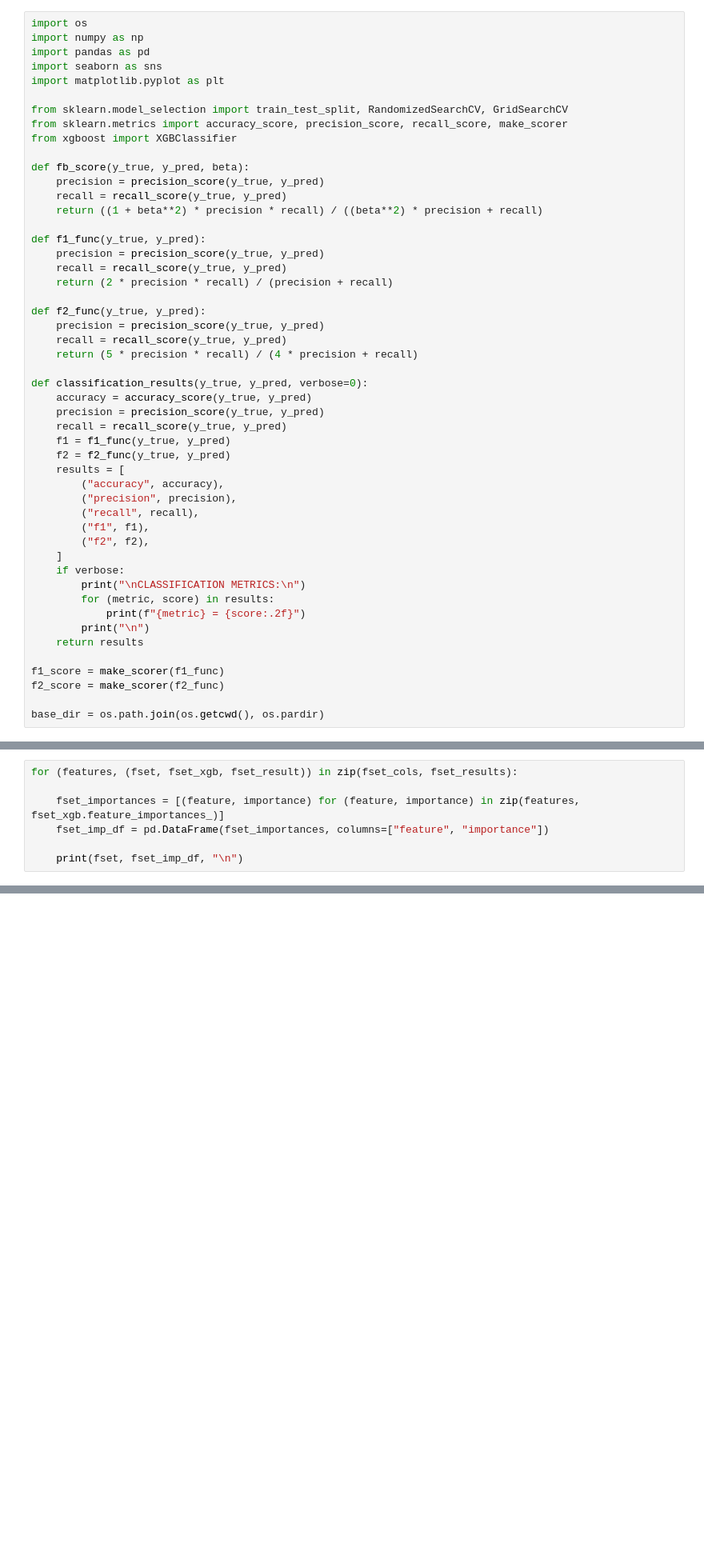
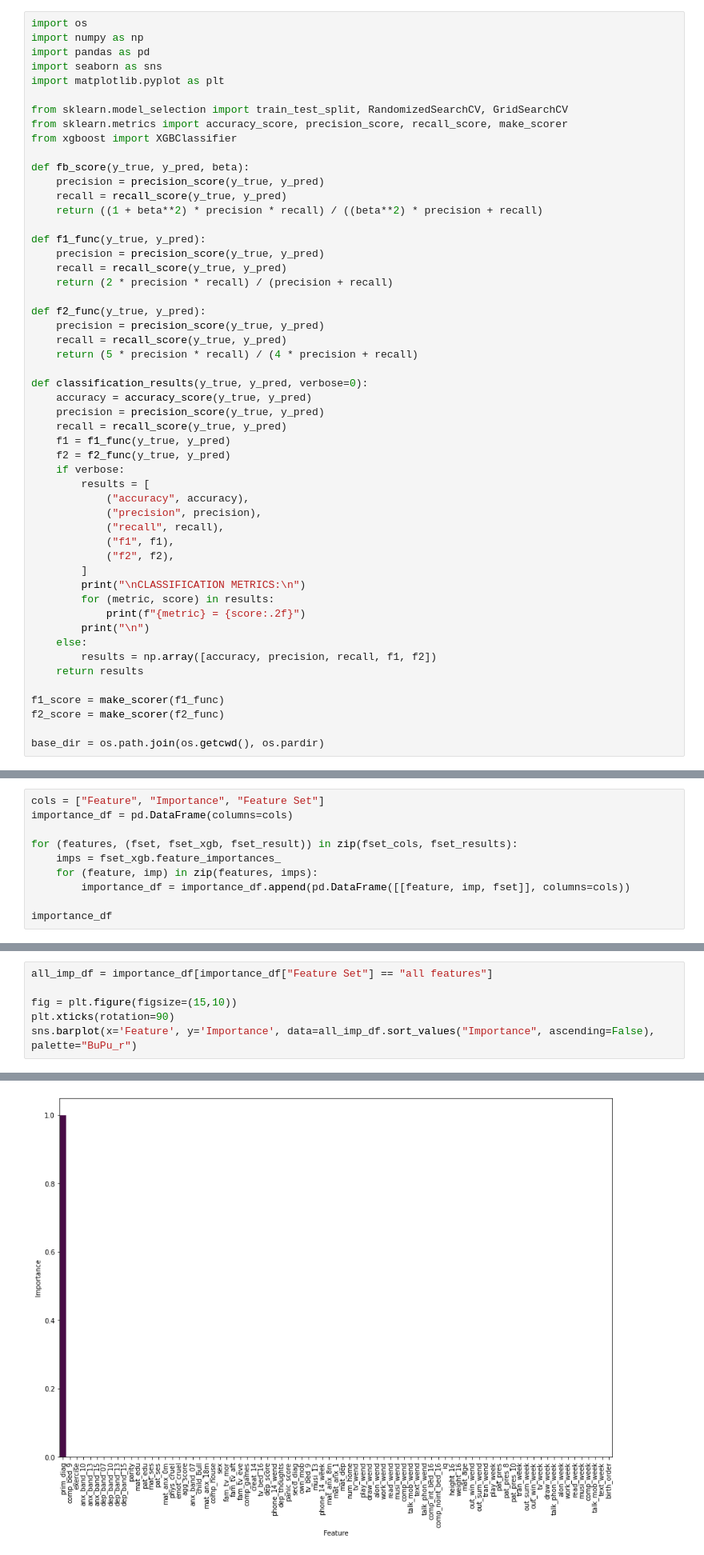
Before and after one commit to kaihulme/alspac-mhst, a Jupyter notebook: notebooks/classification_analysis.ipynb, the cells around one changed output, grey strips where cells are left out. Shown at 80% size. Saved outputs shown, nothing was run; the diff lists cells and outputs as text; blank space fills up the shorter version.

Commit message:
Feature importance of classification on feature sets

```diff
--- a/notebooks/classification_analysis.ipynb
+++ b/notebooks/classification_analysis.ipynb
@@ -32,18 +32,20 @@ def classification_results(y_true, y_pred, verbose=0):
     recall = recall_score(y_true, y_pred)
     f1 = f1_func(y_true, y_pred)
     f2 = f2_func(y_true, y_pred)
-    results = [
-        ("accuracy", accuracy),
-        ("precision", precision),
-        ("recall", recall),
-        ("f1", f1),
-        ("f2", f2),
-    ]
     if verbose:
+        results = [
+            ("accuracy", accuracy),
+            ("precision", precision),
+            ("recall", recall),
+            ("f1", f1),
+            ("f2", f2),
+        ]
         print("\nCLASSIFICATION METRICS:\n")
         for (metric, score) in results:
             print(f"{metric} = {score:.2f}")
         print("\n")
+    else:
+        results = np.array([accuracy, precision, recall, f1, f2])
     return results
 
 f1_score = make_scorer(f1_func)
@@ -385,10 +376,13 @@ fset_results
 # %% [markdown]
 Importances of each feature set.
 # %%
+cols = ["Feature", "Importance", "Feature Set"]
+importance_df = pd.DataFrame(columns=cols)
+
 for (features, (fset, fset_xgb, fset_result)) in zip(fset_cols, fset_results):
+    imps = fset_xgb.feature_importances_
+    for (feature, imp) in zip(features, imps):
+        importance_df = importance_df.append(pd.DataFrame([[feature, imp, fset]], columns=cols))
 
-    fset_importances = [(feature, importance) for (feature, importance) in zip(features, fset_xgb.feature_importances_)]
-    fset_imp_df = pd.DataFrame(fset_importances, columns=["feature", "importance"])
-
-    print(fset, fset_imp_df, "\n")
+importance_df
 # %% [output]
@@ -413,0 +412,7 @@ Plot importances.
+# %%
+all_imp_df = importance_df[importance_df["Feature Set"] == "all features"]
+
+fig = plt.figure(figsize=(15,10))
+plt.xticks(rotation=90)
+sns.barplot(x='Feature', y='Importance', data=all_imp_df.sort_values("Importance", ascending=False), palette="BuPu_r")
+# %% [output]
@@ -413,0 +420 @@ Plot importances.
+[figure, added]
```
Also changed, not shown: parts of 9 cells of this notebook.
